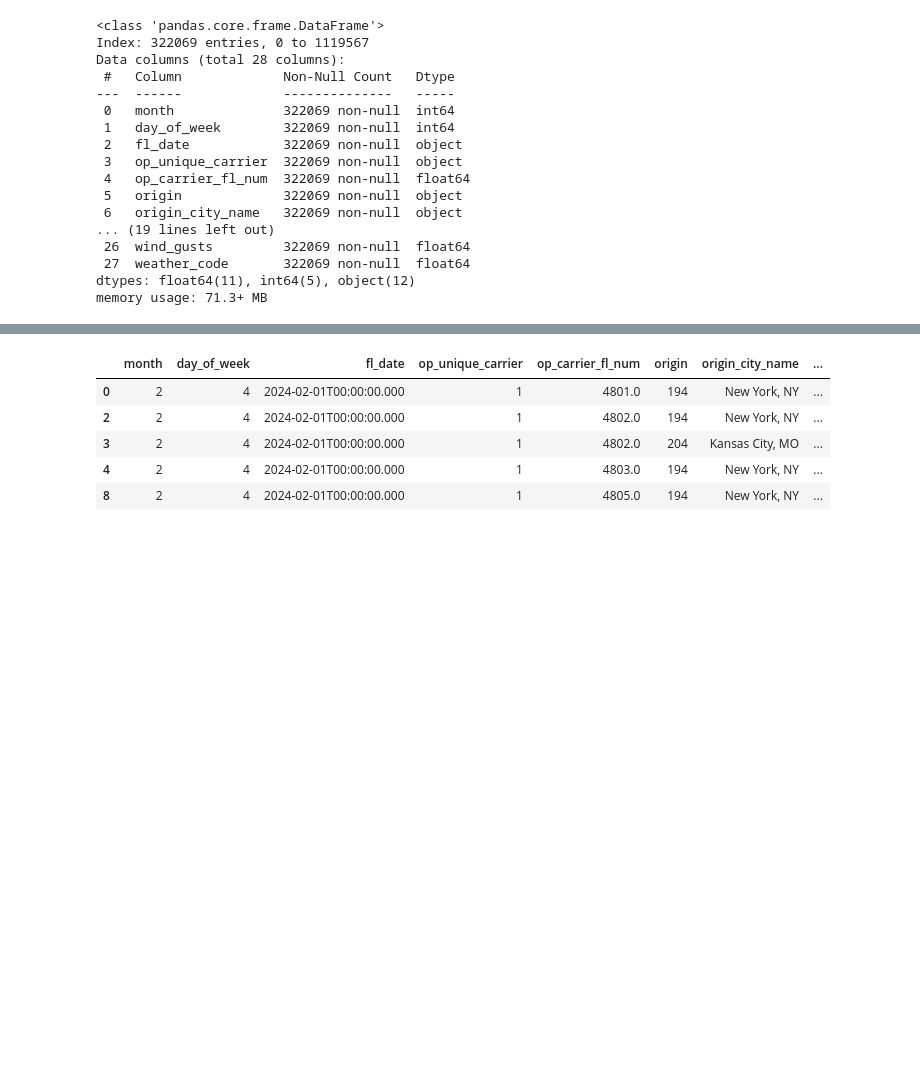
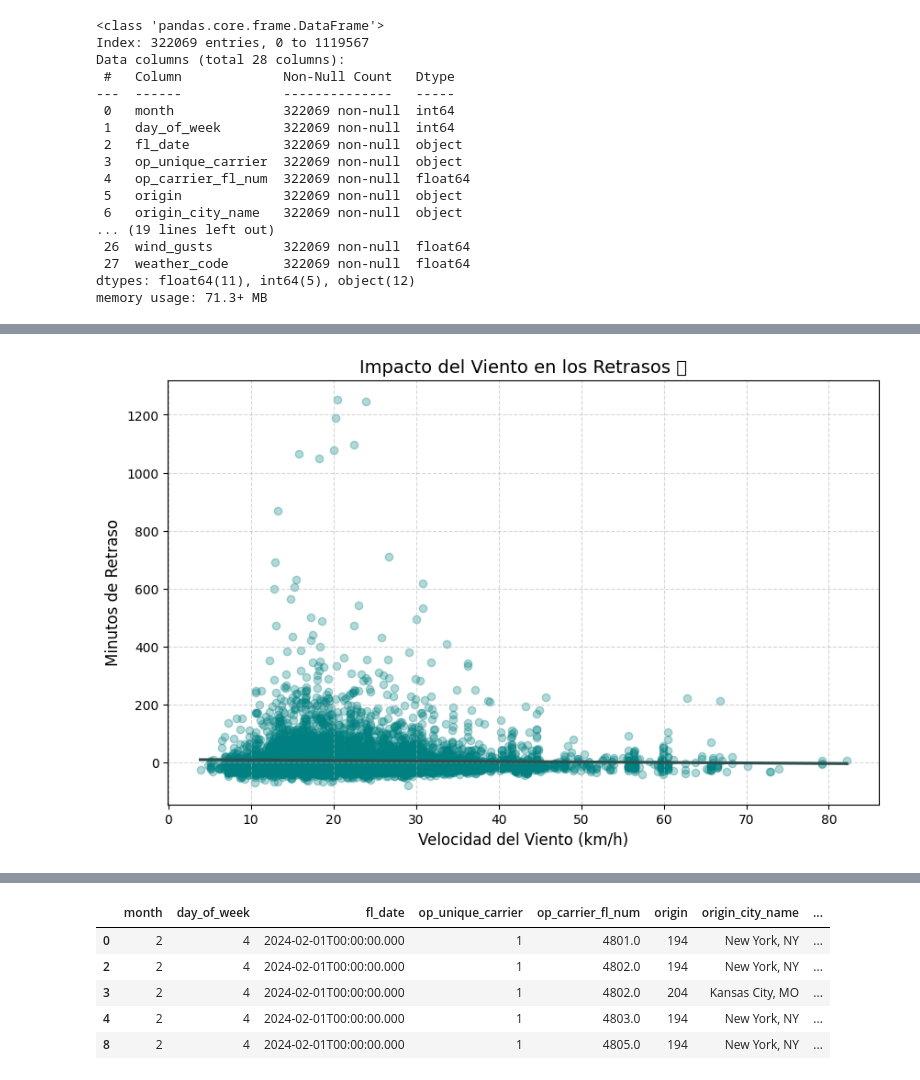
Before and after one commit to JAG-91/Flights-on-time, a Jupyter notebook: df_vuelos_con_clima_ok.ipynb, the cells around one changed output, grey strips where cells are left out. Cells and saved outputs as stored; diff of their text form; code cells hidden in the pictures; blank space fills up the shorter version.

```diff
--- a/df_vuelos_con_clima_ok.ipynb
+++ b/df_vuelos_con_clima_ok.ipynb
@@ -156,0 +212,20 @@ memory usage: 71.3+ MB
+# %%
+
+# Tomamos muestra para agilizar (10000 puntos)
+df_sample = df_limpio.sample(n=10000, random_state=108)
+
+plt.figure(figsize=(10, 6))
+
+# Usamos tonos verdosos/azulados (teal) para el viento
+sns.regplot(x='wind_speed', y='arr_delay', data=df_sample,
+            scatter_kws={'alpha': 0.3, 'color': 'teal'},
+            line_kws={'color': 'darkslategray'}) # Línea de tendencia oscura
+
+plt.title('Impacto del Viento en los Retrasos 💨', fontsize=14)
+plt.xlabel('Velocidad del Viento (km/h)', fontsize=12)
+plt.ylabel('Minutos de Retraso', fontsize=12)
+plt.grid(True, linestyle='--', alpha=0.5)
+
+plt.show()
+# %% [output]
+[figure, added]
```
Also changed, not shown: parts of 11 cells of this notebook.
